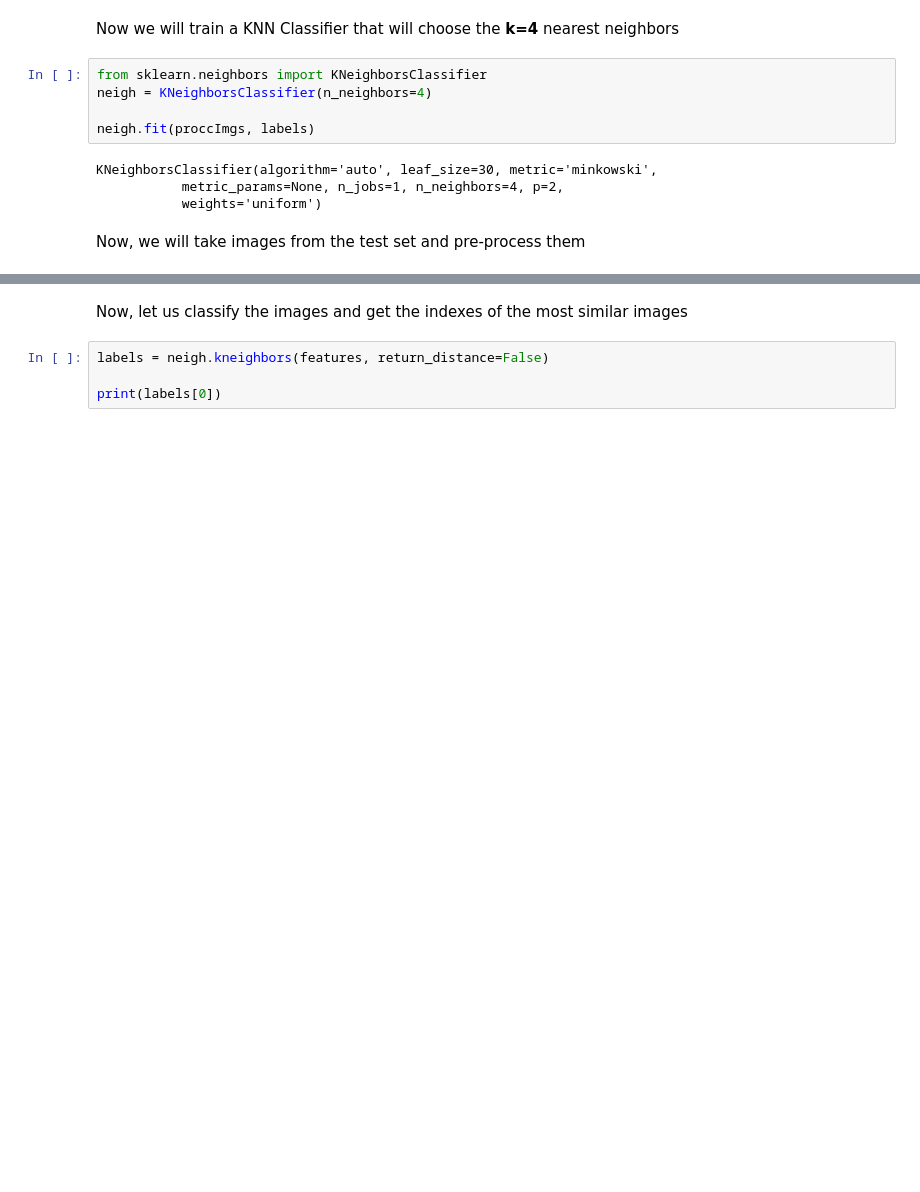
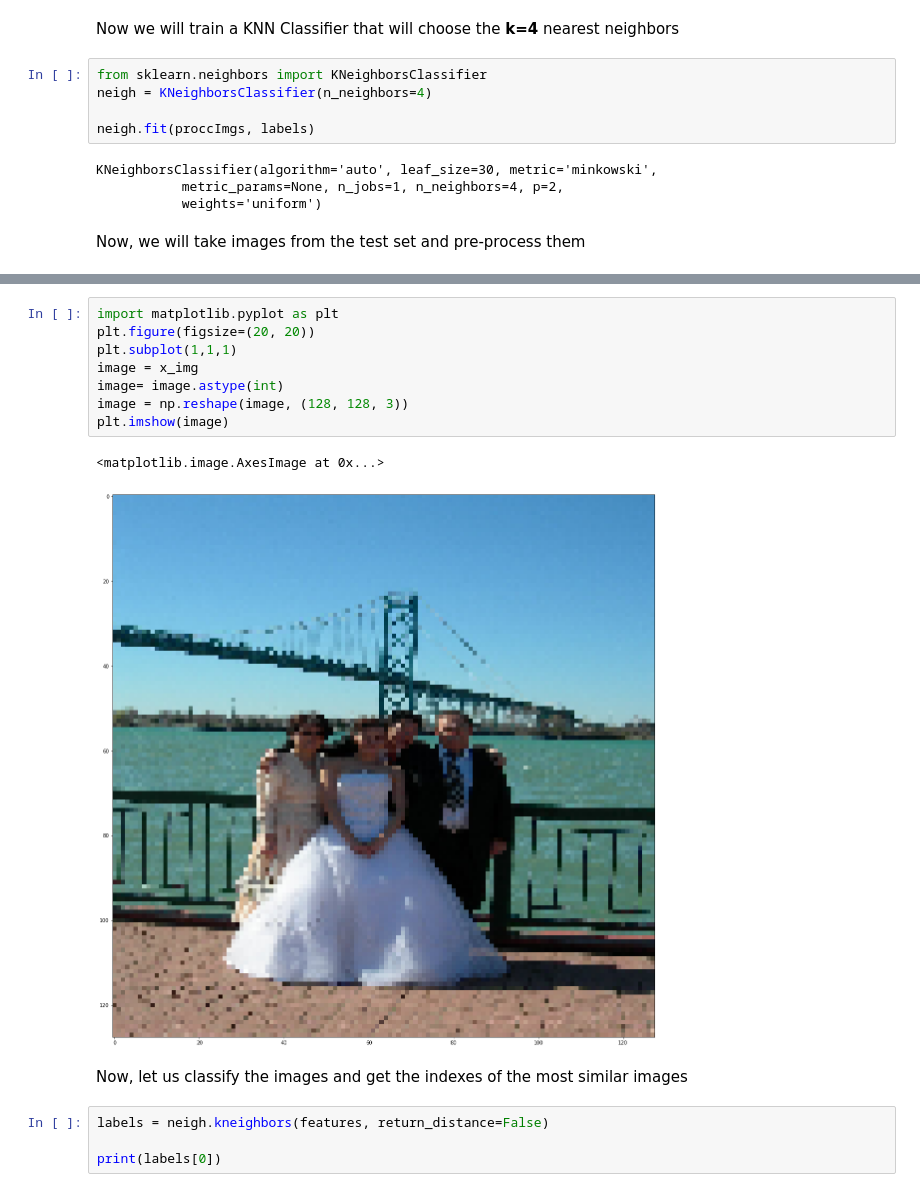
Before and after one commit to nisimdo/ML-Colman_2019, a Jupyter notebook: Session 6 - Transfer Learning + KNN.ipynb, the cells around one changed output, grey strips where cells are left out. Cells and saved outputs as stored; diff of their text form; blank space fills up the shorter version.

```diff
--- a/Session 6 - Transfer Learning + KNN.ipynb
+++ b/Session 6 - Transfer Learning + KNN.ipynb
@@ -387,5 +392,16 @@ features = model.predict_generator(validation_generator, 1)
 # %% [output]
 Found 75 images belonging to 5 classes.
+# %%
+import matplotlib.pyplot as plt
+plt.figure(figsize=(20, 20))
+plt.subplot(1,1,1)
+image = x_img
+image= image.astype(int)
+image = np.reshape(image, (128, 128, 3))
+plt.imshow(image)
+# %% [output]
+<matplotlib.image.AxesImage at 0x...>
+[figure, added]
 # %% [markdown]
 Now, let us classify the images and get the indexes of the most similar images
 # %%
```
Also changed, not shown: parts of 4 cells of this notebook.
